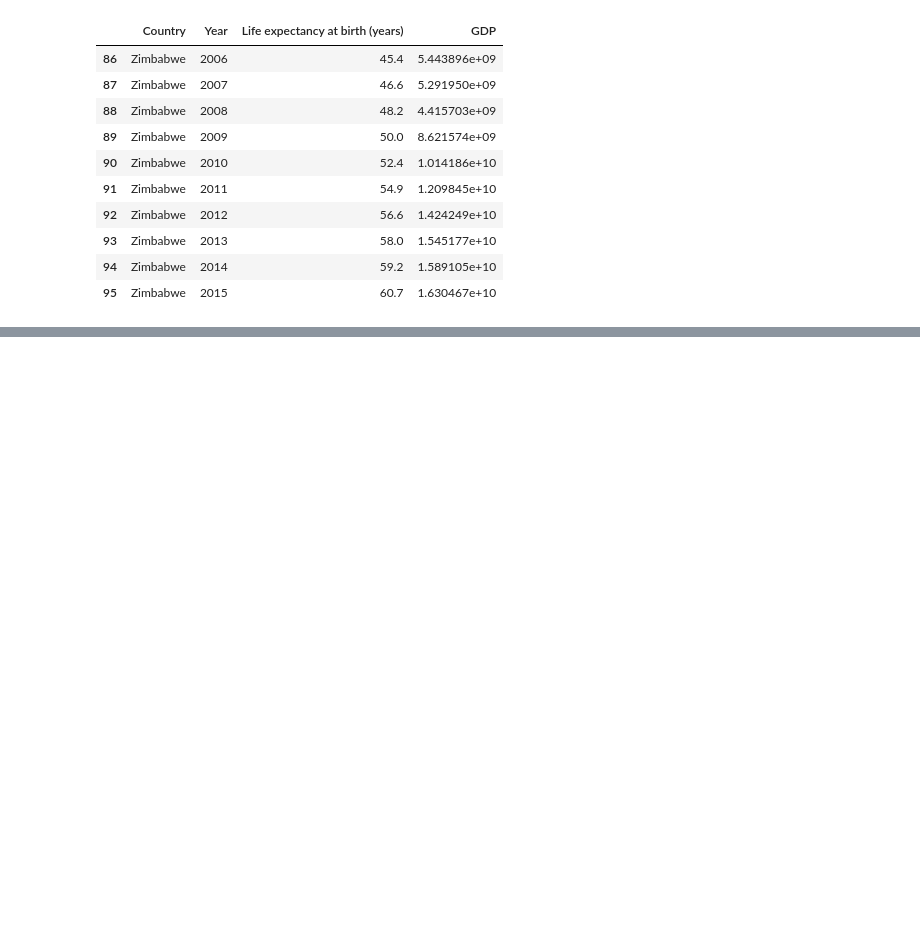
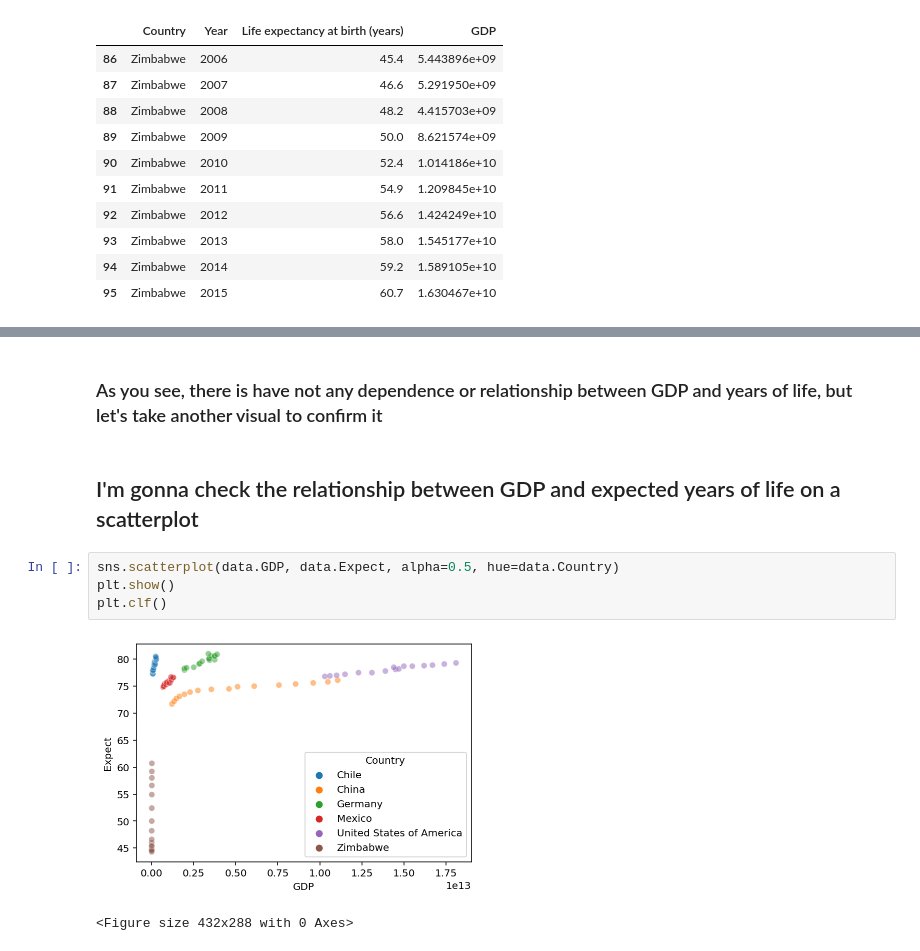
Before and after one commit to Vy4chesl4vOS/Life_expectancy_and_GDP-Codecademy-, a Jupyter notebook: Life expectance GDP.ipynb, the cells around one changed output, grey strips where cells are left out. Drawn from its saved outputs; the diff is of its cells as text; blank space fills up the shorter version.

```diff
--- a/Life expectance GDP.ipynb
+++ b/Life expectance GDP.ipynb
@@ -38,0 +160,11 @@ data.tail(10)
+# %% [markdown]
+### As you see, there is have not any dependence or relationship between GDP and years of life, but let's take another visual to confirm it
+# %% [markdown]
+## I'm gonna check the relationship between GDP and expected years of life on a scatterplot
+# %%
+sns.scatterplot(data.GDP, data.Expect, alpha=0.5, hue=data.Country)
+plt.show()
+plt.clf()
+# %% [output]
+[figure, added]
+<Figure size 432x288 with 0 Axes>
```
Also changed, not shown: parts of 23 cells of this notebook, 1 other file.
